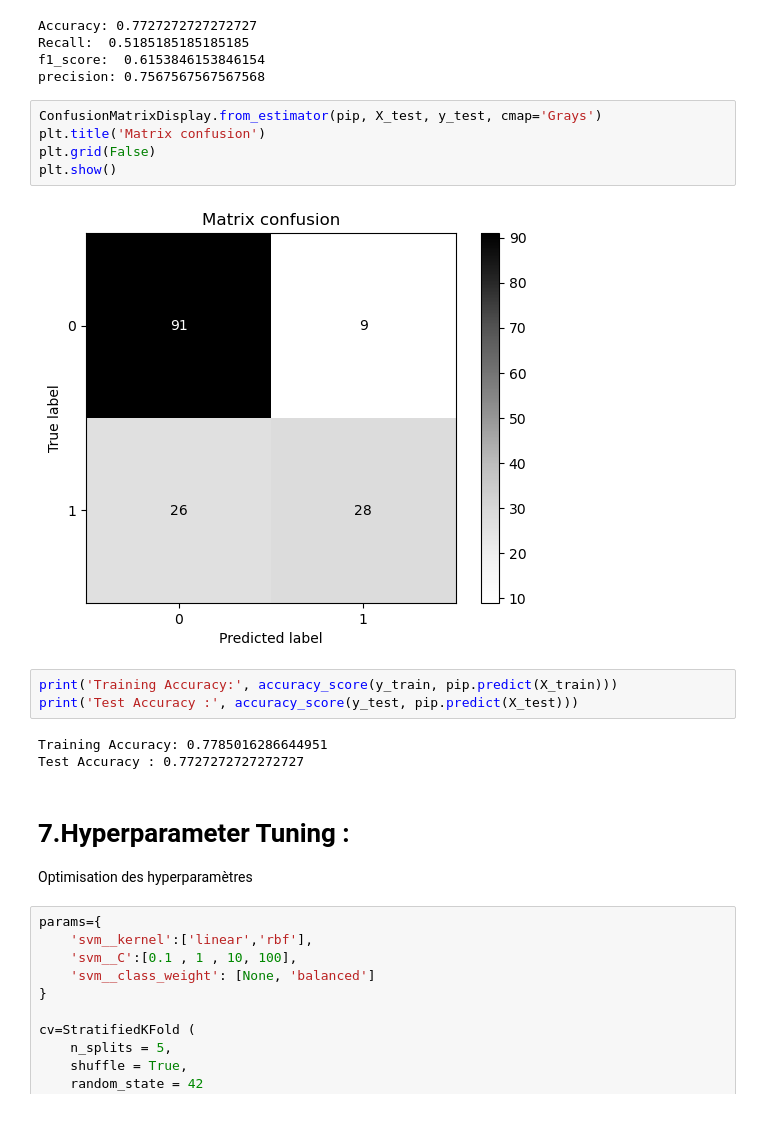
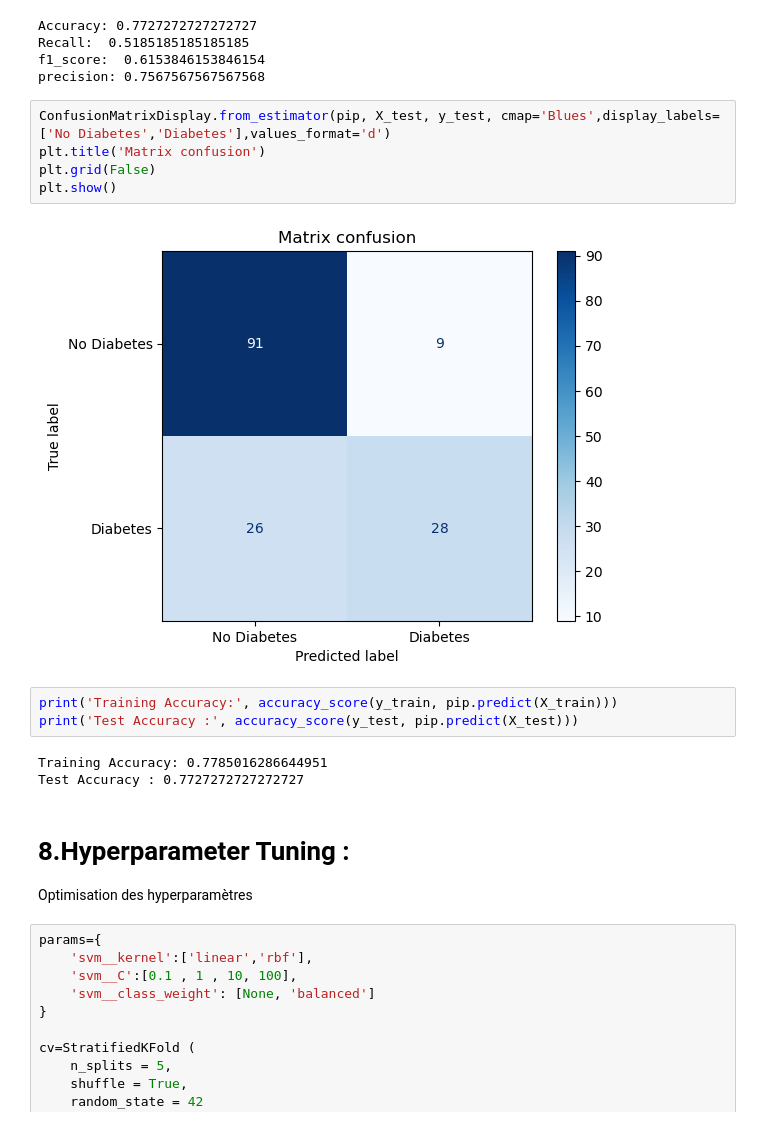
Before and after one commit to sami2000-prog/diabetes-prediction-svm, a Jupyter notebook: diabetes_prediction.ipynb, the cells around one changed output. Drawn from its saved outputs; the diff is of its cells as text.

Commit message:
Add evaluation plots and model comparison

```diff
--- a/diabetes_prediction.ipynb
+++ b/diabetes_prediction.ipynb
@@ -159,12 +159,12 @@ Recall:  0.5185185185185185
 f1_score:  0.6153846153846154
 precision: 0.7567567567567568
 # %%
-ConfusionMatrixDisplay.from_estimator(pip, X_test, y_test, cmap='Grays')
+ConfusionMatrixDisplay.from_estimator(pip, X_test, y_test, cmap='Blues',display_labels=['No Diabetes','Diabetes'],values_format='d')
 plt.title('Matrix confusion')
 plt.grid(False)
 plt.show()
 # %% [output]
-[figure, old version]
+[figure, new version]
 # %%
 print('Training Accuracy:', accuracy_score(y_train, pip.predict(X_train)))
 print('Test Accuracy :', accuracy_score(y_test, pip.predict(X_test)))
@@ -172,7 +172,7 @@ print('Test Accuracy :', accuracy_score(y_test, pip.predict(X_test)))
 Training Accuracy: 0.7785016286644951
 Test Accuracy : 0.7727272727272727
 # %% [markdown]
-# 7.Hyperparameter Tuning :
+# 8.Hyperparameter Tuning :
 Optimisation des hyperparamètres
 # %%
 params={
```
Also changed, not shown: parts of 16 cells of this notebook, 1 other file.
